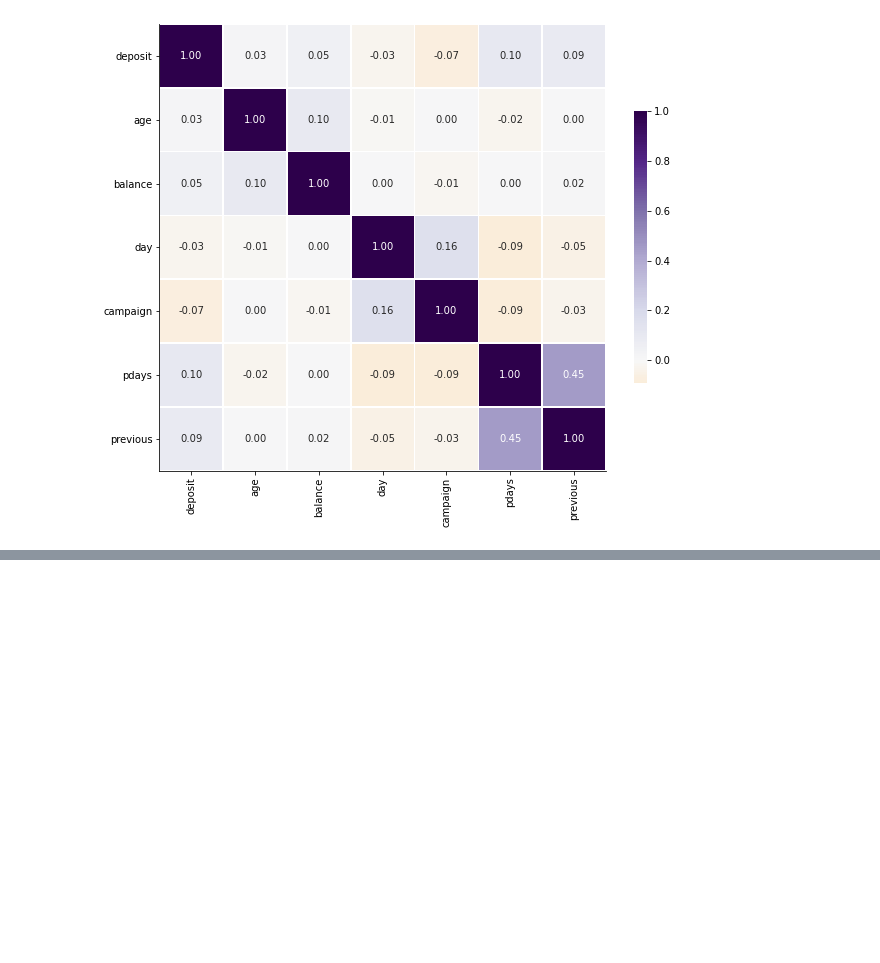
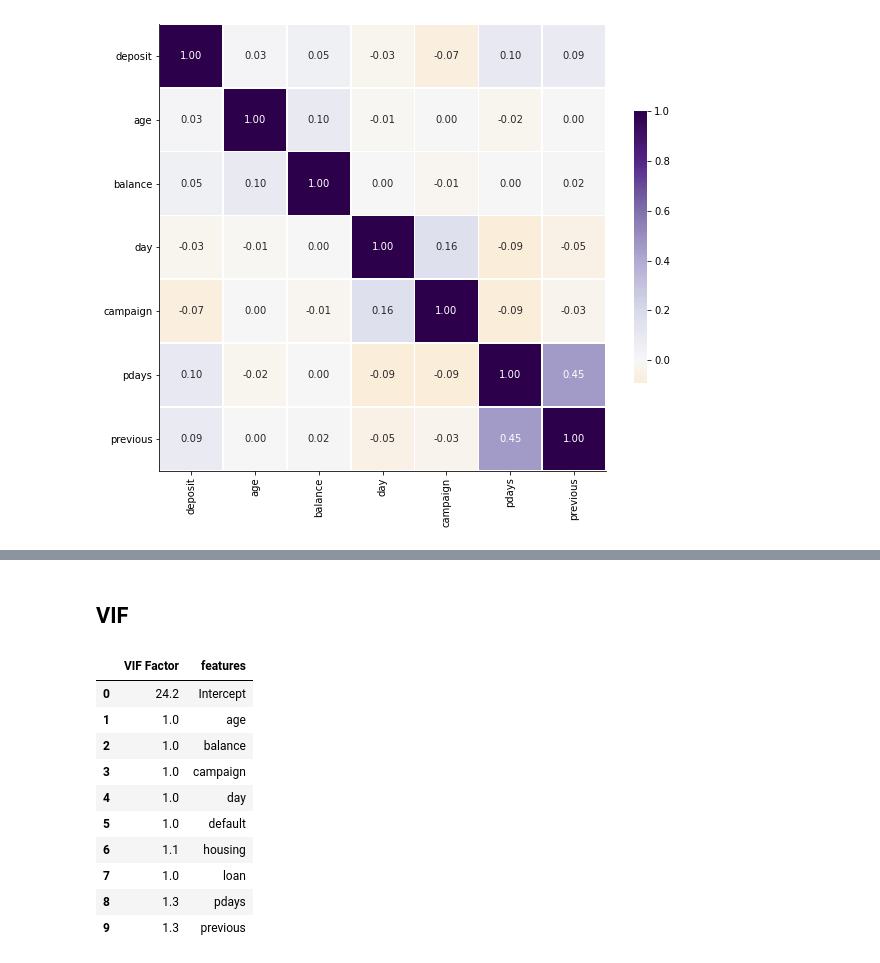
Before and after one commit to jasmineregner/Predictive-Marketing, a Jupyter notebook: bank_marketing.ipynb, the cells around one changed output, grey strips where cells are left out. Saved outputs shown, nothing was run; the diff lists cells and outputs as text; code cells hidden in the pictures; blank space fills up the shorter version.

```diff
--- a/bank_marketing.ipynb
+++ b/bank_marketing.ipynb
@@ -614,0 +717,30 @@ plt.show()
+# %% [markdown]
+## VIF
+# %%
+# VIF - used to test multicollinearity b/w 3 or more values in a regression model
+from patsy import dmatrices
+from statsmodels.stats.outliers_influence import variance_inflation_factor
+
+feat = "+".join(ml_df.columns.difference(["deposit"]))
+
+# get y and X dataframes based on this regression:
+vif_y, vif_X = dmatrices('deposit ~' + feat, ml_df, return_type='dataframe')
+
+# for each X, calculate VIF and save in df
+vif_ = pd.DataFrame()
+vif_["VIF Factor"] = [variance_inflation_factor(vif_X.values, i) for i in range(vif_X.shape[1])]
+vif_["features"] = vif_X.columns
+
+vif_.round(1)
+# %% [output]
+|  | VIF Factor | features |
+| 0 | 24.2 | Intercept |
+| 1 | 1.0 | age |
+| 2 | 1.0 | balance |
+| 3 | 1.0 | campaign |
+| 4 | 1.0 | day |
+| 5 | 1.0 | default |
+| 6 | 1.1 | housing |
+| 7 | 1.0 | loan |
+| 8 | 1.3 | pdays |
+| 9 | 1.3 | previous |
```
Also changed, not shown: parts of 11 cells of this notebook.
